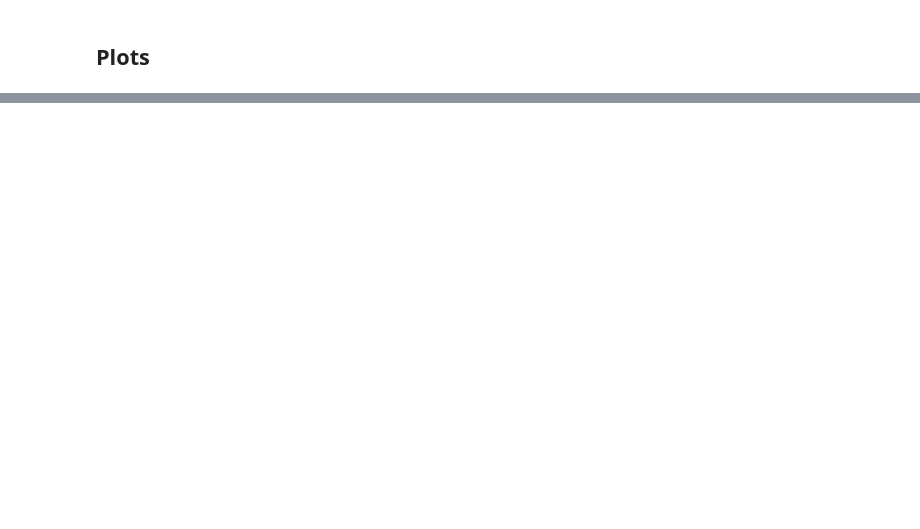
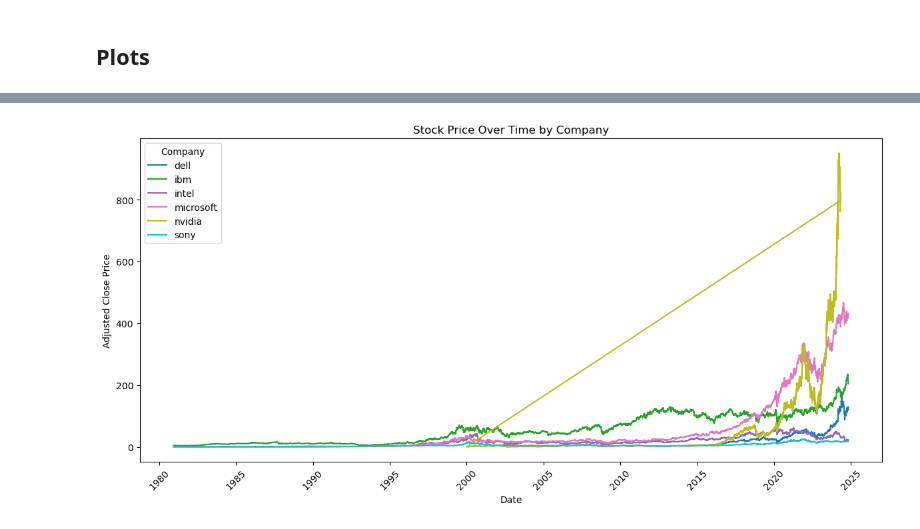
Before and after one commit to David-M-M-Isaac/BD_Project, a Jupyter notebook: scripts/tratamento_dados_spark.ipynb, the cells around one changed output, grey strips where cells are left out. Saved outputs shown, nothing was run; the diff lists cells and outputs as text; code cells hidden in the pictures; blank space fills up the shorter version.

```diff
--- a/scripts/tratamento_dados_spark.ipynb
+++ b/scripts/tratamento_dados_spark.ipynb
@@ -237,0 +394,32 @@ plt.show()
+# %%
+df_yt_agg = df_yt.groupBy("company").agg(
+    F.sum("likes").alias("total_likes"),
+    F.sum("view_count").alias("total_views")
+)
+# %%
+df_combined = df_companies.join(
+    df_yt_agg,
+    df_companies["company_name"] == df_yt_agg["company"],
+    how="inner"
+).select("Date", "Adj Close", "company_name", "total_likes", "total_views")
+# %%
+plot_data = df_combined.toPandas()
+
+plt.figure(figsize=(12, 6))
+
+companies = plot_data["company_name"].unique()
+colors = plt.cm.get_cmap('tab10', len(companies))
+
+for i, company in enumerate(companies):
+    company_data = plot_data[plot_data["company_name"] == company]
+    plt.plot(company_data["Date"], company_data["Adj Close"], label=company, color=colors(i))
+
+plt.title("Stock Price Over Time by Company")
+plt.xlabel("Date")
+plt.ylabel("Adjusted Close Price")
+plt.legend(title="Company")
+plt.xticks(rotation=45)
+plt.tight_layout()
+plt.show()
+# %% [output]
+[figure, added]
```
Also changed, not shown: parts of 36 cells of this notebook.
